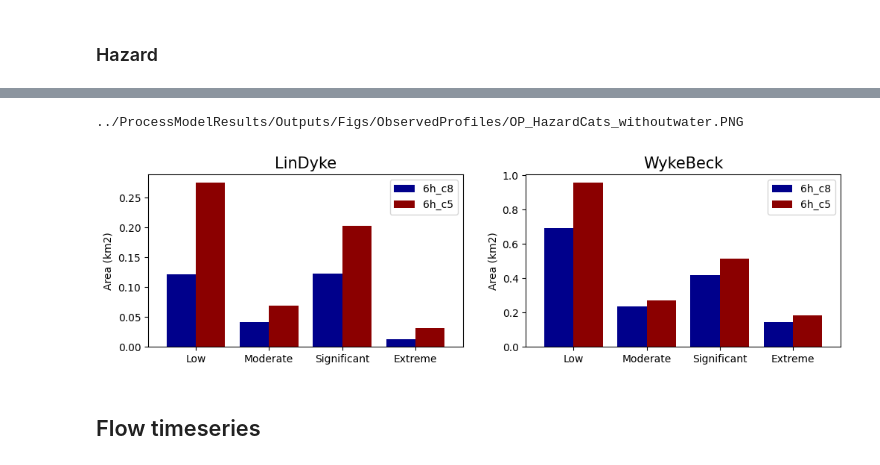
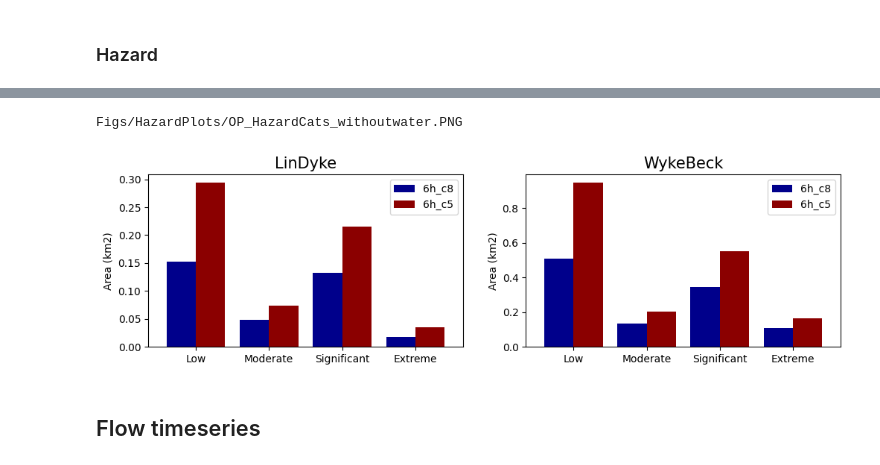
Before and after one commit to masher92/UKCP18, a Jupyter notebook: CatchmentAnalysis/PlotsForPaper/PlotsForPaper.ipynb, the cells around one changed output, grey strips where cells are left out. Saved outputs shown, nothing was run; the diff lists cells and outputs as text; code cells hidden in the pictures.

```diff
--- a/CatchmentAnalysis/PlotsForPaper/PlotsForPaper.ipynb
+++ b/CatchmentAnalysis/PlotsForPaper/PlotsForPaper.ipynb
@@ -90,6 +109,7 @@ for axes_number, method in enumerate(methods_dict['Idealised']):
             linestyle = 'solid')
     axs[0].tick_params(axis='both', which='major', labelsize=20)
     #axs[0].set_ylim(-0.05,1.35)
+    axs[0].yaxis.set_major_formatter(FormatStrFormatter('%.1f'))
 
 for cluster_number in range(1,16):
     # Read in pre and post loss removal data
@@ -102,29 +122,20 @@ for cluster_number in range(1,16):
     # loop through tickers and axes
     axs[1].plot(range(0,361), feh_profile['100 year design rainfall - FEH 2013 model'][:361], color = 'black', linewidth=2.5, linestyle = 'solid')
 
-fig.text(0.5, -0.05, 'Time [mins]', ha='center', fontsize = 25)
+# fig.text(0.5, -0.05, 'Time [mins]', ha='center', fontsize = 25)
 fig.text(-0.03, 0.5, 'Rainfall rate [mm/min]', va='center', rotation='vertical', fontsize = 25)
 
 fig.tight_layout()
 
-##############
-# Create legend
-##############
-colors_leg = ['black', 'darkblue', 'paleturquoise','grey', 'indianred', 'darkred']
-texts = ['FEH', 'Very front loaded','Front loaded','Centred', 'Back loaded', 'Very back loaded']
-patches = [ mpatches.Patch(color=colors_leg[i], label="{:s}".format(texts[i]) ) for i in range(len(texts)) ]
-#plt.legend(handles=patches, bbox_to_anchor=(1.24, 0.5), loc='center', ncol=1, prop={'size': 15});
-# plt.legend(handles=patches, bbox_to_anchor=(0.78, 0.79), loc='center', ncol=1, prop={'size': 13.5});
-plt.legend(handles=patches, bbox_to_anchor=(-0.02, 1.20), loc='center', ncol=3, prop={'size': 25});
-
 custom_xlim = (0, 360)
-custom_ylim = (-0, 1.4)
+custom_ylim = (-0, 1.6)
 
 # Setting the values for all axes.
 plt.setp(axs, xlim=custom_xlim, ylim=custom_ylim)
+# axs.axis('off')
 
 ##############
 # Save figure
 ##############
-fig.savefig("../CreateSyntheticRainfallEvents/Figs/Idealised_Observed_Profiles_{}.png".format(catchment_name),bbox_inches='tight')
+fig.savefig("Figs/Profiles/Idealised_Observed_Profiles_{}_prelossremoval.png".format(catchment_name),bbox_inches='tight')
 # %% [output]
@@ -147,0 +196,9 @@ cluster_results_ls_ls = [cluster_results_ip_ls, cluster_results_op_ls]
+# %%
+colors = {'Very front loaded':'darkblue', 'Front loaded':'paleturquoise',
+         'Centred': 'grey', 'Back loaded': 'indianred', 'Very back loaded':'darkred'}
+labels = list(colors.keys())
+handles = [plt.Rectangle((0,0),1,1, color=colors[label]) for label in labels]
+fig, ax = plt.subplots(figsize = (5,0.1), gridspec_kw={'hspace': 0.2, 'wspace': 0.03})
+ax.legend(handles, labels, ncol=5, fontsize=20)
+plt.axis('off')
+fig.savefig("Figs/FloodedAreaBarCharts/legend.PNG", bbox_inches='tight')
@@ -181,12 +269,10 @@ plot_flooded_extent_2catchments_2profilesets(cluster_results_ls_ls, 'Notwater',
 # %% [markdown]
 ## Plot Flood Severity
 # %%
-individual_cell_values_ip_ld= pd.read_csv("../ProcessModelResults/Outputs/Data/IdealisedProfiles/LinDyke/individual_cell_values.csv")
-individual_cell_values_ip_wb=pd.read_csv("../ProcessModelResults/Outputs/Data/IdealisedProfiles/WykeBeck/individual_cell_values.csv")
-individual_cell_values_op_ld= pd.read_csv("../ProcessModelResults/Outputs/Data/ObservedProfiles/LinDyke/individual_cell_values.csv")
-individual_cell_values_op_wb= pd.read_csv("../ProcessModelResults/Outputs/Data/ObservedProfiles/WykeBeck/individual_cell_values.csv")
-individual_cell_values_sps_ld= pd.read_csv("../ProcessModelResults/Outputs/Data/SinglePeak_ScaledProfiles/LinDyke/individual_cell_values.csv")
-individual_cell_values_sps_wb= pd.read_csv("../ProcessModelResults/Outputs/Data/SinglePeak_ScaledProfiles/WykeBeck/individual_cell_values.csv")
+individual_cell_values_ip_ld= pd.read_csv("../ProcessModelResults/Outputs/Data/IdealisedProfiles/LinDyke/individual_cell_values_notwetlands.csv")
+individual_cell_values_ip_wb=pd.read_csv("../ProcessModelResults/Outputs/Data/IdealisedProfiles/WykeBeck/individual_cell_values_export.csv")
+individual_cell_values_op_ld= pd.read_csv("../ProcessModelResults/Outputs/Data/ObservedProfiles/LinDyke/individual_cell_values_notwetlands.csv")
+individual_cell_values_op_wb= pd.read_csv("../ProcessModelResults/Outputs/Data/ObservedProfiles/WykeBeck/individual_cell_values_export.csv")
 # %%
 # individual_cell_values_ip = [individual_cell_values_ip_ld,individual_cell_values_ip_wb]
 # individual_cell_values_op = [individual_cell_values_op_ld,individual_cell_values_op_wb]
@@ -332,8 +552,8 @@ hazard_plot(individual_cell_values_op_dict, 'Observed', 'OP','6h_c8', '6h_c5', f
 # %%
-hazard_plot(individual_cell_values_op_dict, 'Observed', 'OP','6h_c8', '6h_c5', filter_out_water= True)
+hazard_plot(individual_cell_values_op_dict, 'OP','6h_c8', '6h_c5', filter_out_water= True)
 # %% [output]
-../ProcessModelResults/Outputs/Figs/ObservedProfiles/OP_HazardCats_withoutwater.PNG
+Figs/HazardPlots/OP_HazardCats_withoutwater.PNG
-[figure, old version]
+[figure, new version]
 # %% [markdown]
 ## Flow timeseries
 # %%
```
Also changed, not shown: parts of 36 cells of this notebook, 34 other files.
